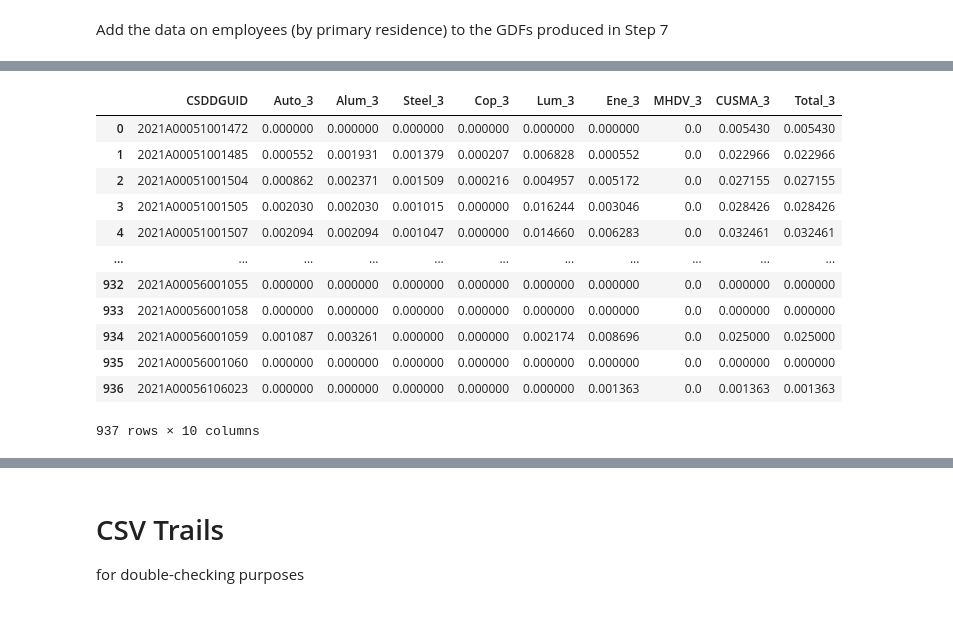
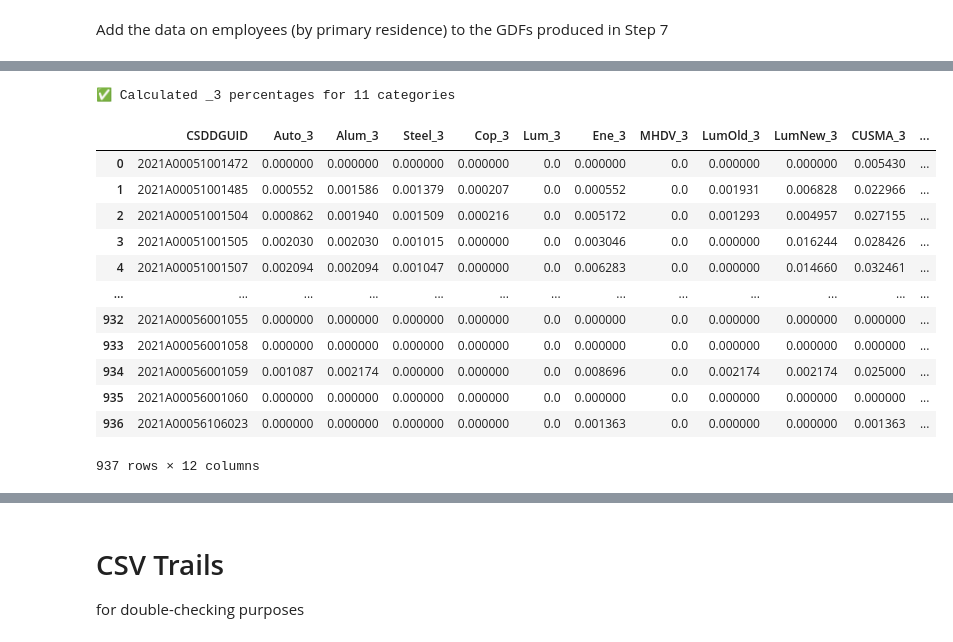
Before and after one commit to schoolofcities/tariffs, a Jupyter notebook: analysis/Data Manipulation YJ CSD.ipynb, the cells around one changed output, grey strips where cells are left out. Saved outputs shown, nothing was run; the diff lists cells and outputs as text; code cells hidden in the pictures.

```diff
--- a/analysis/Data Manipulation YJ CSD.ipynb
+++ b/analysis/Data Manipulation YJ CSD.ipynb
@@ -1145,10 +1255,24 @@ census_bytariffs
 # %% [markdown]
 Add the data on employees (by primary residence) to the GDFs produced in Step 7
 # %%
+# ============================================================
+# MERGE CENSUS DATA WITH CENTROIDS - DYNAMIC CATEGORIES
+# ============================================================
+
 centroids = cent_gdf.merge(census_bytariffs, on='CSDDGUID', how='left')
-centroids = centroids[['CSDDGUID'] + [f'{tar}_B' for tar in tars] + [f'{tar}_E' for tar in tars] + [f'{tar}_C' for tar in tars] + ['geometry']]
+
+# Build column list dynamically
+centroid_cols = ['CSDDGUID']
+for prefix in all_category_prefixes:
+    centroid_cols.extend([f'{prefix}_B', f'{prefix}_E', f'{prefix}_C'])
+centroid_cols.append('geometry')
+
+centroids = centroids[centroid_cols]
 centroids = centroids.to_crs('EPSG:4326')
 centroids.to_file('centroids_csd.geojson', driver='GeoJSON')
 centroids.to_csv("centroids_csd.csv", index=False)
+
+print(f"✅ Saved centroids with {len(all_category_prefixes)} categories x 3 metrics (B, E, C)")
+
 centroids
 # %% [output]
@@ -1168,29 +1293,40 @@ centroids
 # %%
+# ============================================================
+# CALCULATE PERCENTAGES FOR CHOROPLETH - DYNAMIC CATEGORIES
+# ============================================================
+
 perc_bytariffs = census_bytariffs.copy()
 
-for tar in tars:
-    tar_3 = f'{tar}_3'
-
-    perc_bytariffs[tar_3] = (
-        perc_bytariffs[f'{tar}_C']/perc_bytariffs['Census']
+# Calculate _3 (% of census population in affected jobs) for each category
+for prefix in all_category_prefixes:
+    perc_bytariffs[f'{prefix}_3'] = (
+        perc_bytariffs[f'{prefix}_C'] / perc_bytariffs['Census']
     )
 
-perc_bytariffs = perc_bytariffs[['CSDDGUID'] + [f'{tar}_3' for tar in tars]]
+# Select only the percentage columns
+perc_cols = ['CSDDGUID'] + [f'{prefix}_3' for prefix in all_category_prefixes]
+perc_bytariffs = perc_bytariffs[perc_cols]
+
+# Clip values to max 1 (100%) for CUSMA and Total
 perc_bytariffs['CUSMA_3'] = perc_bytariffs['CUSMA_3'].clip(upper=1)
 perc_bytariffs['Total_3'] = perc_bytariffs['Total_3'].clip(upper=1)
+
+print(f"✅ Calculated _3 percentages for {len(all_category_prefixes)} categories")
+
 perc_bytariffs
 # %% [output]
+✅ Calculated _3 percentages for 11 categories
-|  | CSDDGUID | Auto_3 | Alum_3 | Steel_3 | Cop_3 | Lum_3 | Ene_3 | MHDV_3 | CUSMA_3 | Total_3 |
-| 0 | 2021A00051001472 | 0.000000 | 0.000000 | 0.000000 | 0.000000 | 0.000000 | 0.000000 | 0.0 | 0.005430 | 0.005430 |
-| 1 | 2021A00051001485 | 0.000552 | 0.001931 | 0.001379 | 0.000207 | 0.006828 | 0.000552 | 0.0 | 0.022966 | 0.022966 |
-| 2 | 2021A00051001504 | 0.000862 | 0.002371 | 0.001509 | 0.000216 | 0.004957 | 0.005172 | 0.0 | 0.027155 | 0.027155 |
-| 3 | 2021A00051001505 | 0.002030 | 0.002030 | 0.001015 | 0.000000 | 0.016244 | 0.003046 | 0.0 | 0.028426 | 0.028426 |
-| 4 | 2021A00051001507 | 0.002094 | 0.002094 | 0.001047 | 0.000000 | 0.014660 | 0.006283 | 0.0 | 0.032461 | 0.032461 |
-| ... | ... | ... | ... | ... | ... | ... | ... | ... | ... | ... |
-| 932 | 2021A00056001055 | 0.000000 | 0.000000 | 0.000000 | 0.000000 | 0.000000 | 0.000000 | 0.0 | 0.000000 | 0.000000 |
-| 933 | 2021A00056001058 | 0.000000 | 0.000000 | 0.000000 | 0.000000 | 0.000000 | 0.000000 | 0.0 | 0.000000 | 0.000000 |
-| 934 | 2021A00056001059 | 0.001087 | 0.003261 | 0.000000 | 0.000000 | 0.002174 | 0.008696 | 0.0 | 0.025000 | 0.025000 |
-| 935 | 2021A00056001060 | 0.000000 | 0.000000 | 0.000000 | 0.000000 | 0.000000 | 0.000000 | 0.0 | 0.000000 | 0.000000 |
-| 936 | 2021A00056106023 | 0.000000 | 0.000000 | 0.000000 | 0.000000 | 0.000000 | 0.001363 | 0.0 | 0.001363 | 0.001363 |
+|  | CSDDGUID | Auto_3 | Alum_3 | Steel_3 | Cop_3 | Lum_3 | Ene_3 | MHDV_3 | LumOld_3 | LumNew_3 | CUSMA_3 | ... |
+| 0 | 2021A00051001472 | 0.000000 | 0.000000 | 0.000000 | 0.000000 | 0.0 | 0.000000 | 0.0 | 0.000000 | 0.000000 | 0.005430 | ... |
+| 1 | 2021A00051001485 | 0.000552 | 0.001586 | 0.001379 | 0.000207 | 0.0 | 0.000552 | 0.0 | 0.001931 | 0.006828 | 0.022966 | ... |
+| 2 | 2021A00051001504 | 0.000862 | 0.001940 | 0.001509 | 0.000216 | 0.0 | 0.005172 | 0.0 | 0.001293 | 0.004957 | 0.027155 | ... |
+| 3 | 2021A00051001505 | 0.002030 | 0.002030 | 0.001015 | 0.000000 | 0.0 | 0.003046 | 0.0 | 0.000000 | 0.016244 | 0.028426 | ... |
+| 4 | 2021A00051001507 | 0.002094 | 0.002094 | 0.001047 | 0.000000 | 0.0 | 0.006283 | 0.0 | 0.000000 | 0.014660 | 0.032461 | ... |
+| ... | ... | ... | ... | ... | ... | ... | ... | ... | ... | ... | ... | ... |
+| 932 | 2021A00056001055 | 0.000000 | 0.000000 | 0.000000 | 0.000000 | 0.0 | 0.000000 | 0.0 | 0.000000 | 0.000000 | 0.000000 | ... |
+| 933 | 2021A00056001058 | 0.000000 | 0.000000 | 0.000000 | 0.000000 | 0.0 | 0.000000 | 0.0 | 0.000000 | 0.000000 | 0.000000 | ... |
+| 934 | 2021A00056001059 | 0.001087 | 0.002174 | 0.000000 | 0.000000 | 0.0 | 0.008696 | 0.0 | 0.002174 | 0.002174 | 0.025000 | ... |
+| 935 | 2021A00056001060 | 0.000000 | 0.000000 | 0.000000 | 0.000000 | 0.0 | 0.000000 | 0.0 | 0.000000 | 0.000000 | 0.000000 | ... |
+| 936 | 2021A00056106023 | 0.000000 | 0.000000 | 0.000000 | 0.000000 | 0.0 | 0.001363 | 0.0 | 0.000000 | 0.000000 | 0.001363 | ... |
-937 rows × 10 columns
+937 rows × 12 columns
 # %%
```
Also changed, not shown: parts of 24 cells of this notebook, 1 other file.
